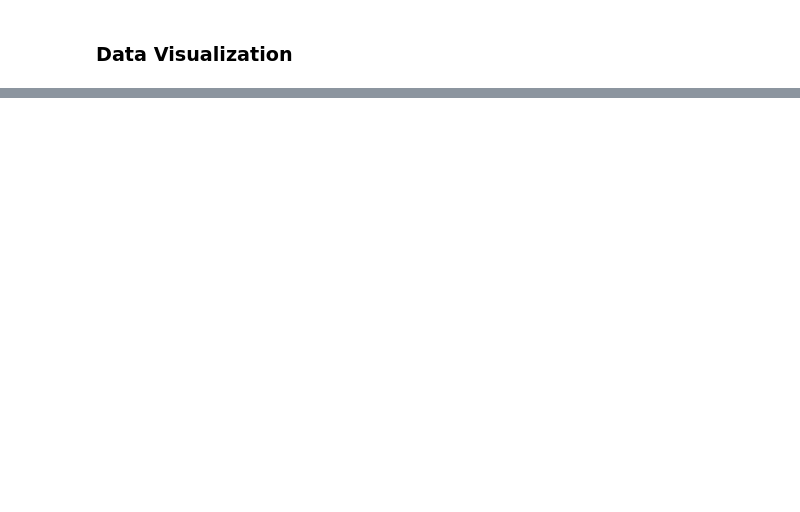
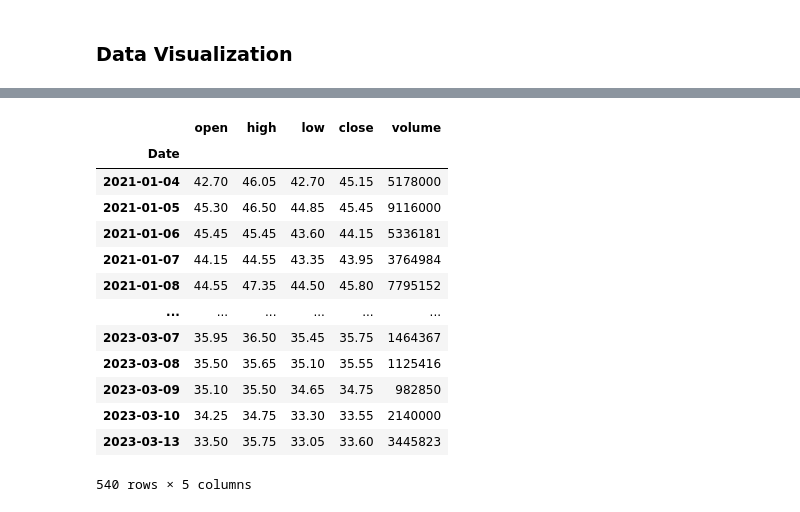
Before and after one commit to webclinic017/BacktraderStrats, a Jupyter notebook: PyfolioNotebook/StochRSIMacdComp.ipynb, the cells around one changed output, grey strips where cells are left out. Cells and saved outputs as stored; diff of their text form; code cells hidden in the pictures; blank space fills up the shorter version.

Commit message:
Add Multiple Stock Data support for StochRSIMacd Strategy

```diff
--- a/PyfolioNotebook/StochRSIMacdComp.ipynb
+++ b/PyfolioNotebook/StochRSIMacdComp.ipynb
@@ -226,3 +312,5 @@ slowd.index = pd.to_datetime(slowd.index, format="%Y-%m-%d")
 rsi.index = pd.to_datetime(rsi.index, format="%Y-%m-%d")
 macd.index = pd.to_datetime(macd.index, format="%Y-%m-%d")
 macdsignal.index = pd.to_datetime(macdsignal.index, format="%Y-%m-%d")
+
+data.index = pd.to_datetime(data.index, format="%Y-%m-%d")
@@ -273,0 +1054,24 @@ plt.show()
+# %%
+def generate_datafeed(data):
+    datafeed = data[["open", "high", "low", "close", "volume"]]
+    datafeed.index = pd.to_datetime(datafeed.index, format="%Y-%m-%d")
+    datafeed.index.names = ["Date"]
+    return datafeed
+# %%
+datafeed = generate_datafeed(data)
+datafeed
+# %% [output]
+|  | open | high | low | close | volume |
+| Date |  |  |  |  |  |
+| 2021-01-04 | 42.70 | 46.05 | 42.70 | 45.15 | 5178000 |
+| 2021-01-05 | 45.30 | 46.50 | 44.85 | 45.45 | 9116000 |
+| 2021-01-06 | 45.45 | 45.45 | 43.60 | 44.15 | 5336181 |
+| 2021-01-07 | 44.15 | 44.55 | 43.35 | 43.95 | 3764984 |
+| 2021-01-08 | 44.55 | 47.35 | 44.50 | 45.80 | 7795152 |
+| ... | ... | ... | ... | ... | ... |
+| 2023-03-07 | 35.95 | 36.50 | 35.45 | 35.75 | 1464367 |
+| 2023-03-08 | 35.50 | 35.65 | 35.10 | 35.55 | 1125416 |
+| 2023-03-09 | 35.10 | 35.50 | 34.65 | 34.75 | 982850 |
+| 2023-03-10 | 34.25 | 34.75 | 33.30 | 33.55 | 2140000 |
+| 2023-03-13 | 33.50 | 35.75 | 33.05 | 33.60 | 3445823 |
+540 rows × 5 columns
```
Also changed, not shown: parts of 24 cells of this notebook.
